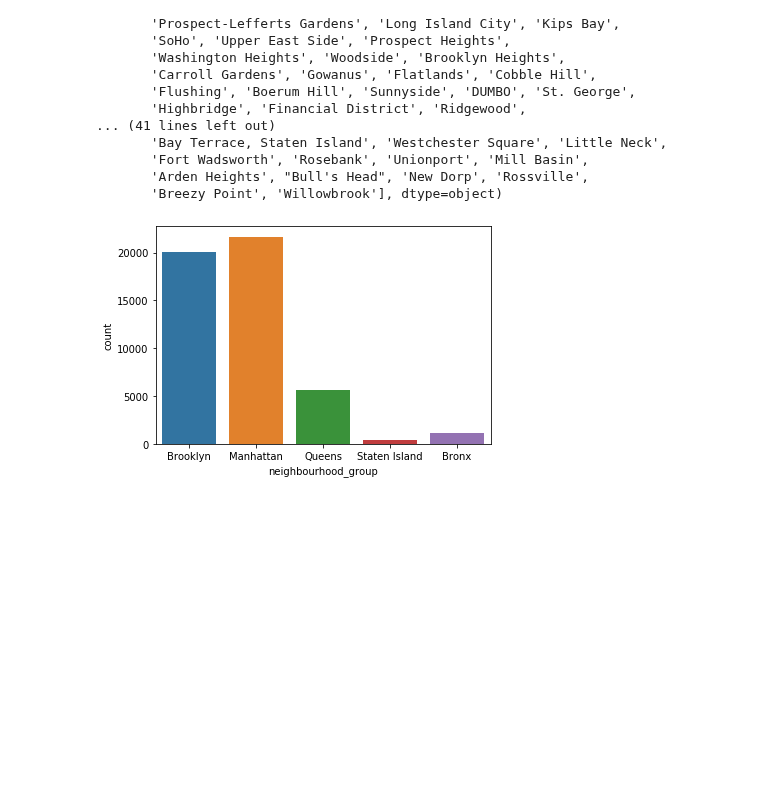
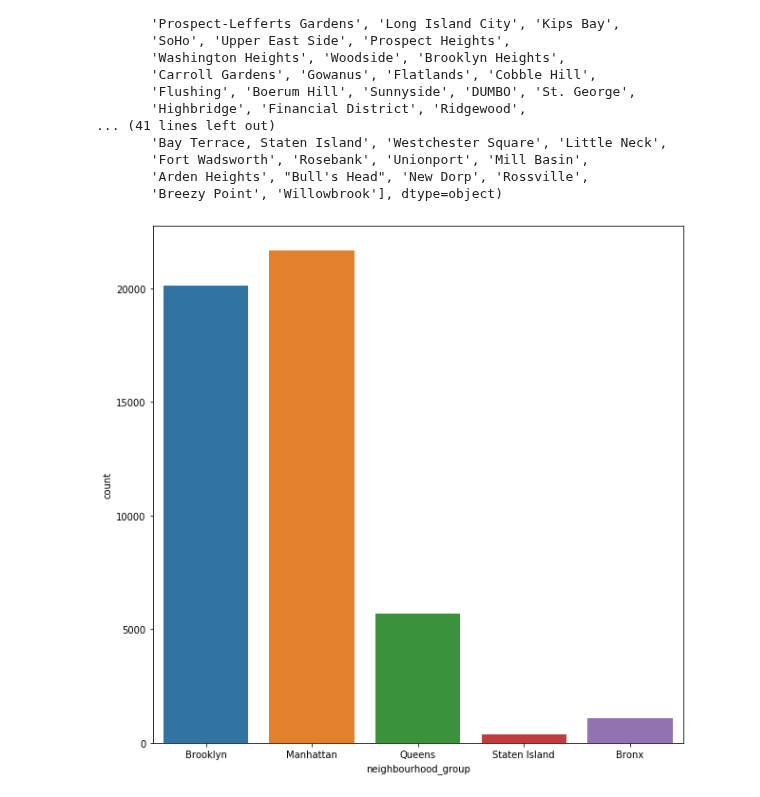
Before and after one commit to SANYAM1996/scatter-plotter, a Jupyter notebook: Analysis_AIRBNB.ipynb, the cells around one changed output. Saved outputs shown, nothing was run; the diff lists cells and outputs as text; code cells hidden in the pictures; blank space fills up the shorter version.

Commit message:
added some more graphs

```diff
--- a/Analysis_AIRBNB.ipynb
+++ b/Analysis_AIRBNB.ipynb
@@ -112,8 +112,9 @@ array(['Kensington', 'Midtown', 'Harlem', 'Clinton Hill', 'East Harlem',
        'Arden Heights', "Bull's Head", 'New Dorp', 'Rossville',
        'Breezy Point', 'Willowbrook'], dtype=object)
 # %%
+plt.figure(figsize=(10,10))
 sns.countplot(df.neighbourhood_group)
 plt.show()
 # %% [output]
-[figure, old version]
+[figure, new version]
 # %%
```
Also changed, not shown: parts of 14 cells of this notebook.
